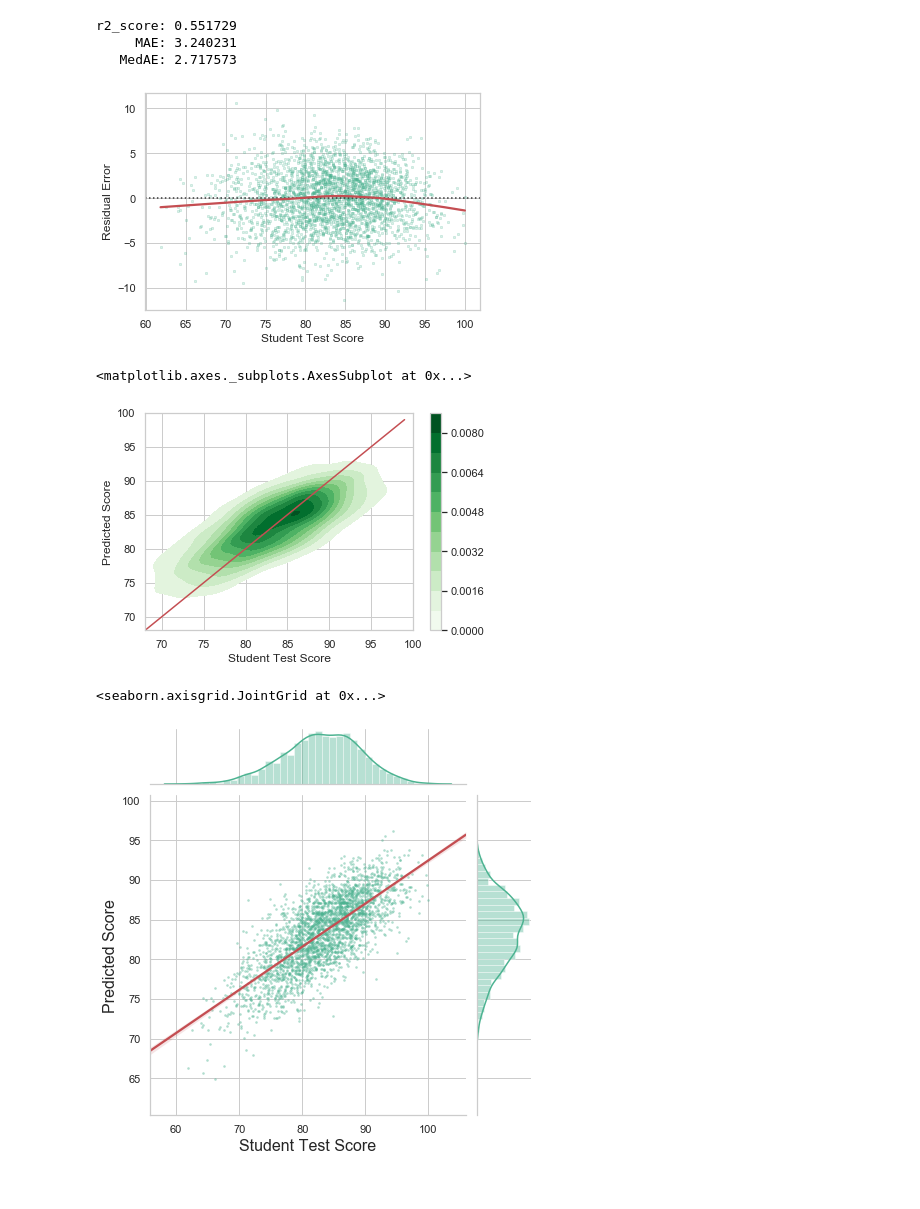
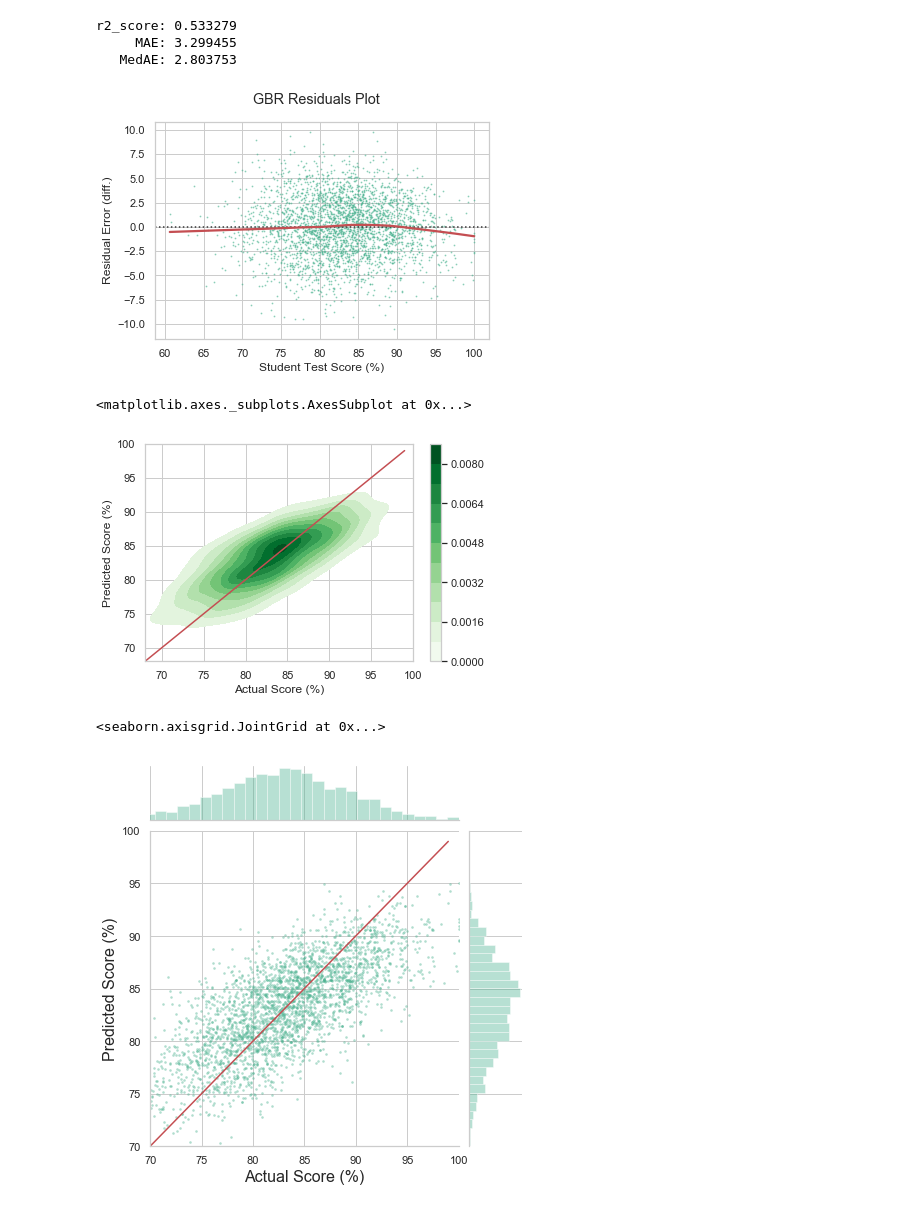
Before and after one commit to blake-enyart/heretolearn_django, a Jupyter notebook: jupyter_notebook/ml-generator.ipynb, the cells around one changed output. Cells and saved outputs as stored; diff of their text form; code cells hidden in the pictures.

Commit message:
Update student data and generate new plots

```diff
--- a/jupyter_notebook/ml-generator.ipynb
+++ b/jupyter_notebook/ml-generator.ipynb
@@ -287,9 +261,9 @@ plt.show()
+# %%
+# Unpickle current best_model for usage
+import pickle
+with open('../data/models/grade_prediction_gbr_model.pickle', "rb") as f:
+       best_model = pickle.load(f)
 # %%
-# Choose best model from hyperparameter selection
-max_value = max(results)
-max_index = results.index(max_value)
-best_model = best_estimators[max_index]
-
 # Predict grade outcomes based on best model
 predictions = best_model.predict(X_test)
 
@@ -297,35 +271,40 @@ print("r2_score: %f" % r2_score(y_test, predictions)) # north star of averall pe
 print("     MAE: %f" % mean_absolute_error(y_test, predictions)) # good for overall error
 print("   MedAE: %f" % median_absolute_error(y_test, predictions)) # robust against large outliers
 # %% [output]
-r2_score: 0.551729
-     MAE: 3.240231
-   MedAE: 2.717573
+r2_score: 0.533279
+     MAE: 3.299455
+   MedAE: 2.803753
 # %%
+# Residuals plot of predicted scores vs actual test scores
+
 import statsmodels
 
 fig = plt.figure()
 sns.set(style="whitegrid")
-plt.xlabel('Student Test Score') # plot on figure axis
-plt.ylabel('Residual Error')
+fig.suptitle('GBR Residuals Plot')
+plt.xlabel('Student Test Score (%)') # plot on figure axis
+plt.ylabel('Residual Error (diff.)')
 
 sns.residplot(x=y_test,
               y=predictions,
               color="b",
               lowess=True,
-              scatter_kws={'marker': ',', 's':3, 'alpha':0.2, 'color': "#4CB391"},
+              scatter_kws={'marker': '.', 's':3, 'alpha':0.5, 'color': "#4CB391"},
               line_kws={'color': 'r'})
 plt.show()
+fig.savefig('../machinelearning/media/residuals_plot.png', dpi=1200) # Saves figure to django app
 # %% [output]
-[figure, old version]
+[figure, new version]
 # %%
+# Kernel density plot of predicted scores vs actual test scores
 minimum = 68
 maximum = 100
 
 limits = (minimum,maximum)
 
 fig = plt.figure()
-plt.xlabel('Student Test Score') # plot on figure axis
-plt.ylabel('Predicted Score')
+plt.xlabel('Actual Score (%)') # plot on figure axis
+plt.ylabel('Predicted Score (%)')
 
 axes = fig.gca() # get current axes
 axes.set_xlim(limits)
@@ -336,10 +315,16 @@ plt.plot(range(minimum, maximum), range(minimum, maximum), color='r')
 sns.kdeplot(y_test, predictions,cmap='Greens', cbar=True, shade=True, shade_lowest=False)
 # %% [output]
 <matplotlib.axes._subplots.AxesSubplot at 0x...>
-[figure, old version]
+[figure, new version]
 # %%
-g = sns.jointplot(y_test , predictions, kind="reg", joint_kws={'scatter_kws':{'alpha':0.3, 's':3}, 'line_kws':{'color':'r'}}, color="#4CB391" )
-g.set_axis_labels('Student Test Score', 'Predicted Score', fontsize=16)
+# Seaborn joint plot combination of histograms and scatterplot
+min = 70
+max = 100
+
+g = sns.jointplot(y_test , predictions, kind="scatter", joint_kws={'alpha':0.3, 's':3},xlim=(min, max), ylim=(min,max), color="#4CB391" )
+ax1 = g.ax_joint.plot(range(min, max), range(min, max), color='r')
+
+g.set_axis_labels('Actual Score (%)', 'Predicted Score (%)', fontsize=16)
 # %% [output]
 <seaborn.axisgrid.JointGrid at 0x...>
-[figure, old version]
+[figure, new version]
```
Also changed, not shown: parts of 17 cells of this notebook, 5 other files.
